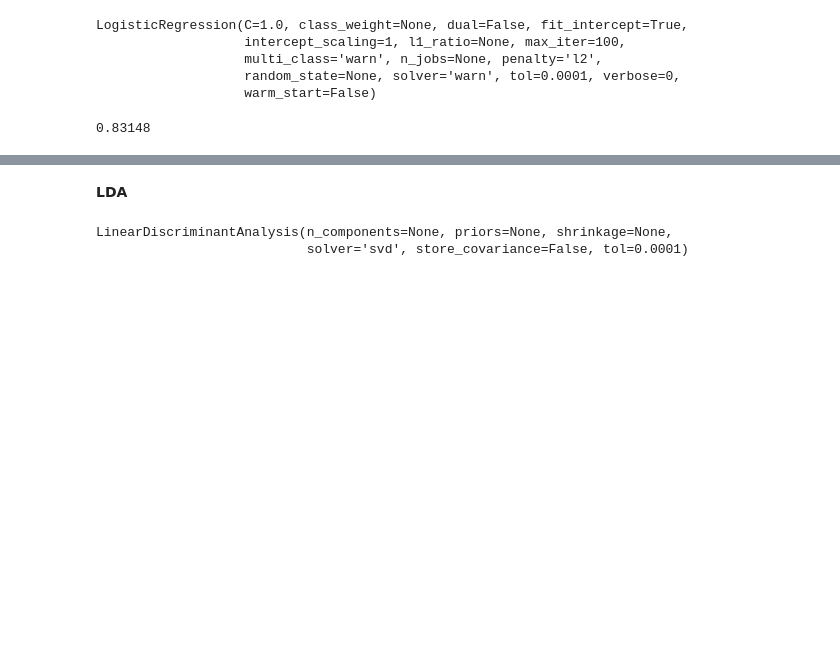
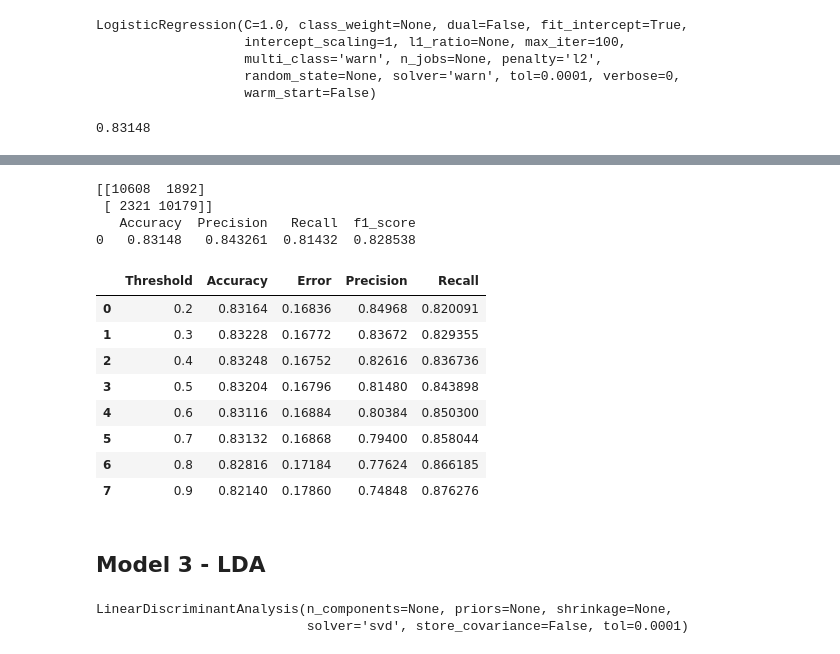
Before and after one commit to ruoxipan/sentiment-analysis, a Jupyter notebook: sml__tf_keras.ipynb, the cells around one changed output, grey strips where cells are left out. Drawn from its saved outputs; the diff is of its cells as text; code cells hidden in the pictures; blank space fills up the shorter version.

```diff
--- a/sml__tf_keras.ipynb
+++ b/sml__tf_keras.ipynb
@@ -189,0 +290,4 @@ print(x_test.shape)
+# %%
+def sigmoid(X,theta):
+    x = (1/(1 + np.exp(-1*np.dot(X,theta))))
+    return x
@@ -189,0 +318,9 @@ print(x_test.shape)
+# %%
+alphas =  [0.0001]
+#iterations = [1,3,5,8,10,15,25,50,100]
+iterations = [1]
+df_1d = pd.DataFrame(columns=['Alpha','Iterations','Accuracy','F1 Score', 'Cross Entropy Loss'])
+for i in alphas:
+    for j in iterations:
+        df_1d = df_1d.append(logis_gradient_descent(x_train_n,train_labels,i,j), ignore_index = True)
+display(df_1d)
@@ -265,5 +395,45 @@ KNeighborsClassifier(algorithm='auto', leaf_size=30, metric='minkowski',
+# %%
+conf_matrix(test_labels, log_pred)
+# %% [output]
+[[10608  1892]
+ [ 2321 10179]]
+   Accuracy  Precision   Recall  f1_score
+0   0.83148   0.843261  0.81432  0.828538
+# %%
+def logisticregression(thres):
+  clf = LogisticRegression(solver = 'lbfgs')
+  clf.fit(x_train, train_labels)
+  pred = (clf.predict_proba(x_test)[:,1]>=thres)
+  conf_mat = confusion_matrix(pred, test_labels)
+  acc = accuracy_score(pred, test_labels)
+  TN = conf_mat[0][0]
+  FP = conf_mat[0][1]
+  FN = conf_mat[1][0]
+  TP = conf_mat[1][1]
+  Accuracy = (TP+TN)/(TP+FP+TN+FN)
+  Error = (FP+FN)/(TP+FP+TN+FN)
+  Precision = TP/(TP+FP)
+  Recall = TP/(TP+FN)
+  return pd.Series([i, Accuracy, Error, Precision, Recall],
+                       index=["Threshold",'Accuracy', 'Error', 'Precision', 'Recall'])
+# %%
+log_df = pd.DataFrame(columns=["Threshold",'Accuracy', 'Error', 'Precision', 'Recall'])
+log_thres = [0.2,0.3,0.4,0.5,0.6,0.7,0.8,0.9]
+for i in log_thres:
+    log_df = log_df.append(logisticregression(i),ignore_index=True)
+display(log_df)
+# %% [output]
+|  | Threshold | Accuracy | Error | Precision | Recall |
+| 0 | 0.2 | 0.83164 | 0.16836 | 0.84968 | 0.820091 |
+| 1 | 0.3 | 0.83228 | 0.16772 | 0.83672 | 0.829355 |
+| 2 | 0.4 | 0.83248 | 0.16752 | 0.82616 | 0.836736 |
+| 3 | 0.5 | 0.83204 | 0.16796 | 0.81480 | 0.843898 |
+| 4 | 0.6 | 0.83116 | 0.16884 | 0.80384 | 0.850300 |
+| 5 | 0.7 | 0.83132 | 0.16868 | 0.79400 | 0.858044 |
+| 6 | 0.8 | 0.82816 | 0.17184 | 0.77624 | 0.866185 |
+| 7 | 0.9 | 0.82140 | 0.17860 | 0.74848 | 0.876276 |
 # %% [markdown]
-**LDA**
+## Model 3 - LDA
 # %%
 lda = LinearDiscriminantAnalysis()
 lda.fit(x_train, train_labels)
```
Also changed, not shown: parts of 80 cells of this notebook.
